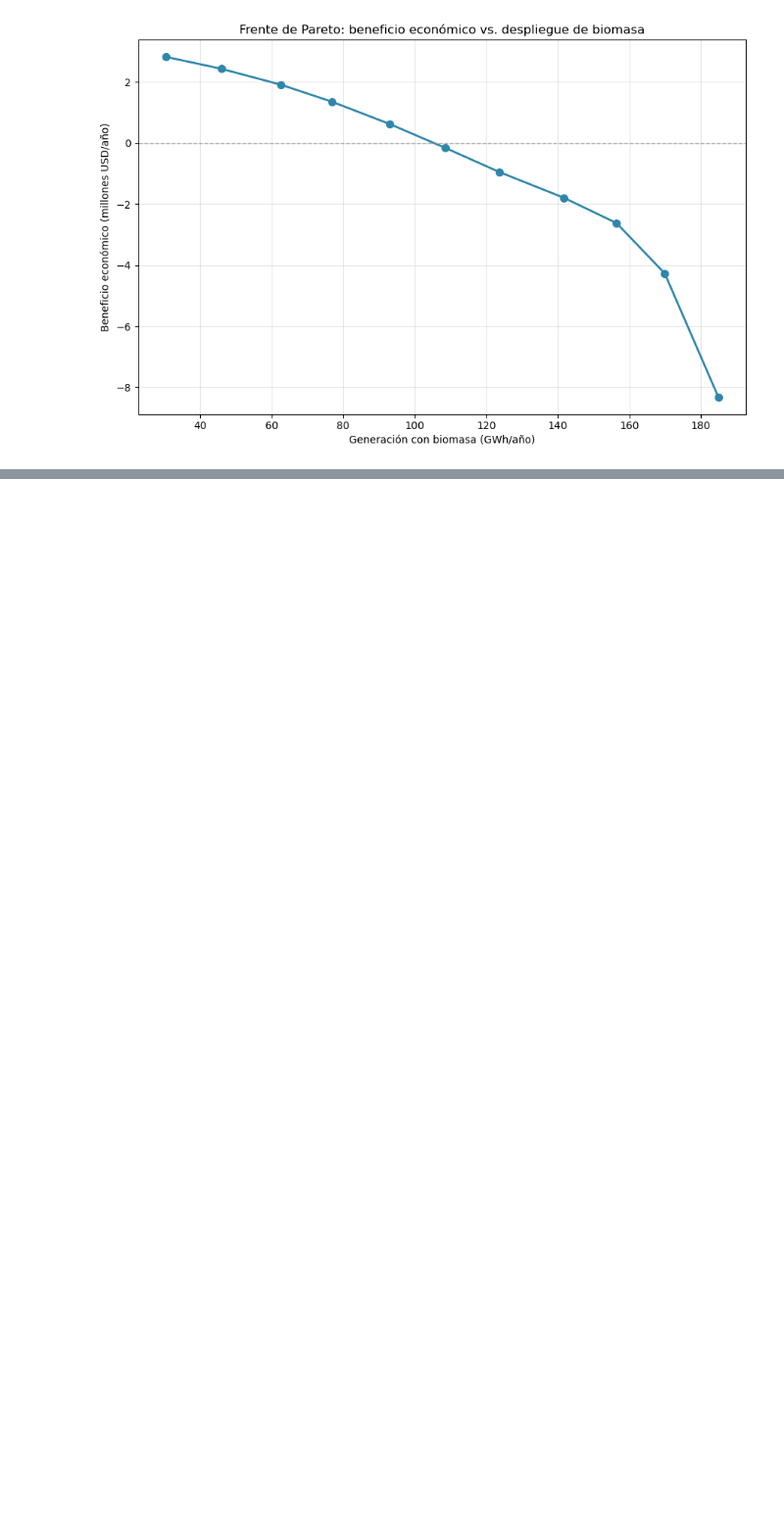
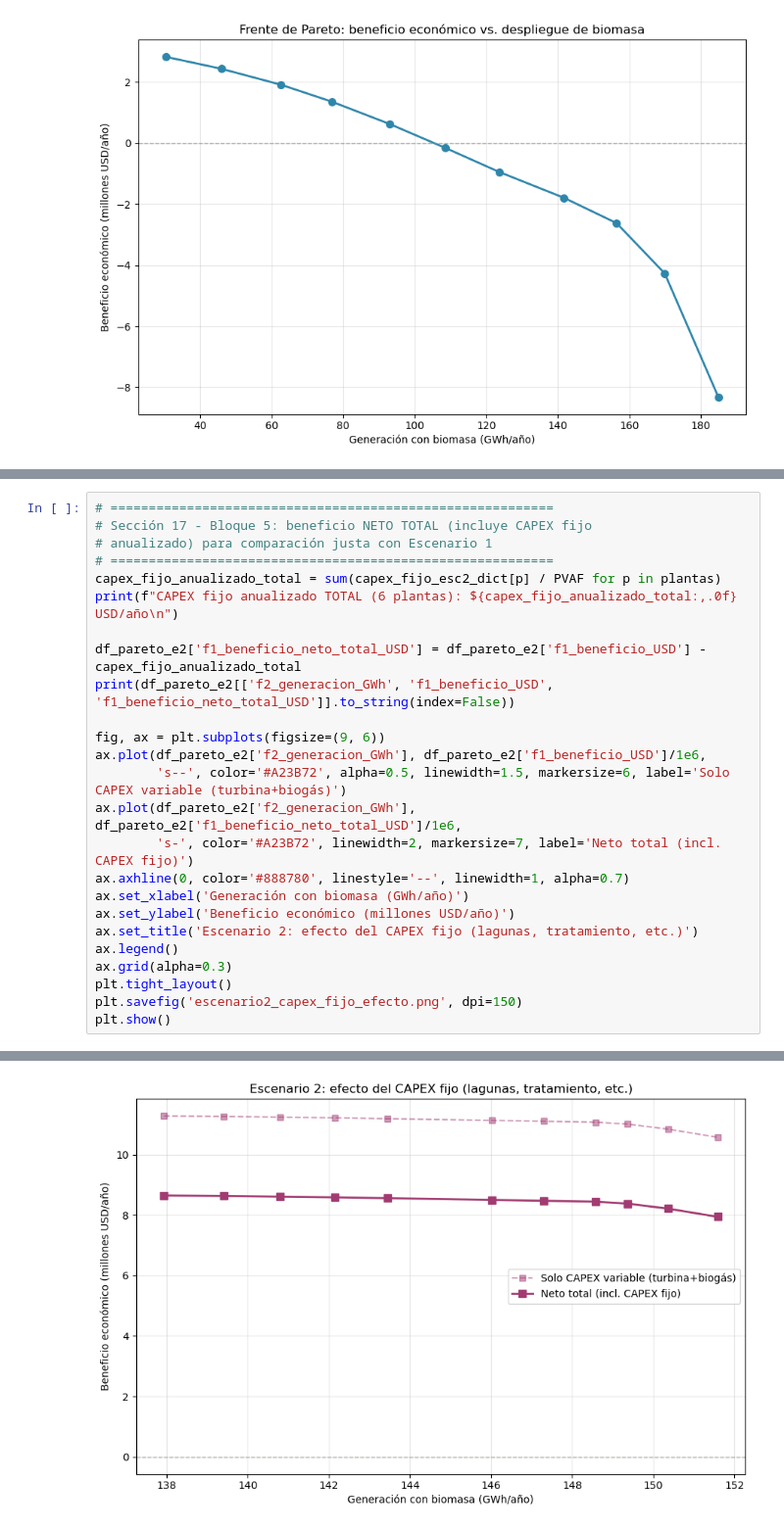
Before and after one commit to juncal0/valorizacion-biomasa-palma, a Jupyter notebook: 01_limpieza_datos_capex_emisiones_social_1.ipynb, the cells around one changed output, grey strips where cells are left out. Shown at 98% size. Drawn from its saved outputs; the diff is of its cells as text; blank space fills up the shorter version.

```diff
--- a/01_limpieza_datos_capex_emisiones_social_1.ipynb
+++ b/01_limpieza_datos_capex_emisiones_social_1.ipynb
@@ -3332,0 +3569,26 @@ plt.show()
+# %%
+# ==========================================================
+# Sección 17 - Bloque 5: beneficio NETO TOTAL (incluye CAPEX fijo
+# anualizado) para comparación justa con Escenario 1
+# ==========================================================
+capex_fijo_anualizado_total = sum(capex_fijo_esc2_dict[p] / PVAF for p in plantas)
+print(f"CAPEX fijo anualizado TOTAL (6 plantas): ${capex_fijo_anualizado_total:,.0f} USD/año\n")
+
+df_pareto_e2['f1_beneficio_neto_total_USD'] = df_pareto_e2['f1_beneficio_USD'] - capex_fijo_anualizado_total
+print(df_pareto_e2[['f2_generacion_GWh', 'f1_beneficio_USD', 'f1_beneficio_neto_total_USD']].to_string(index=False))
+
+fig, ax = plt.subplots(figsize=(9, 6))
+ax.plot(df_pareto_e2['f2_generacion_GWh'], df_pareto_e2['f1_beneficio_USD']/1e6,
+        's--', color='#A23B72', alpha=0.5, linewidth=1.5, markersize=6, label='Solo CAPEX variable (turbina+biogás)')
+ax.plot(df_pareto_e2['f2_generacion_GWh'], df_pareto_e2['f1_beneficio_neto_total_USD']/1e6,
+        's-', color='#A23B72', linewidth=2, markersize=7, label='Neto total (incl. CAPEX fijo)')
+ax.axhline(0, color='#888780', linestyle='--', linewidth=1, alpha=0.7)
+ax.set_xlabel('Generación con biomasa (GWh/año)')
+ax.set_ylabel('Beneficio económico (millones USD/año)')
+ax.set_title('Escenario 2: efecto del CAPEX fijo (lagunas, tratamiento, etc.)')
+ax.legend()
+ax.grid(alpha=0.3)
+plt.tight_layout()
+plt.savefig('escenario2_capex_fijo_efecto.png', dpi=150)
+plt.show()
+# %% [output]
@@ -3332,0 +3609 @@ plt.show()
+[figure, added]
```
Also changed, not shown: parts of 7 cells of this notebook, 5 other files.
